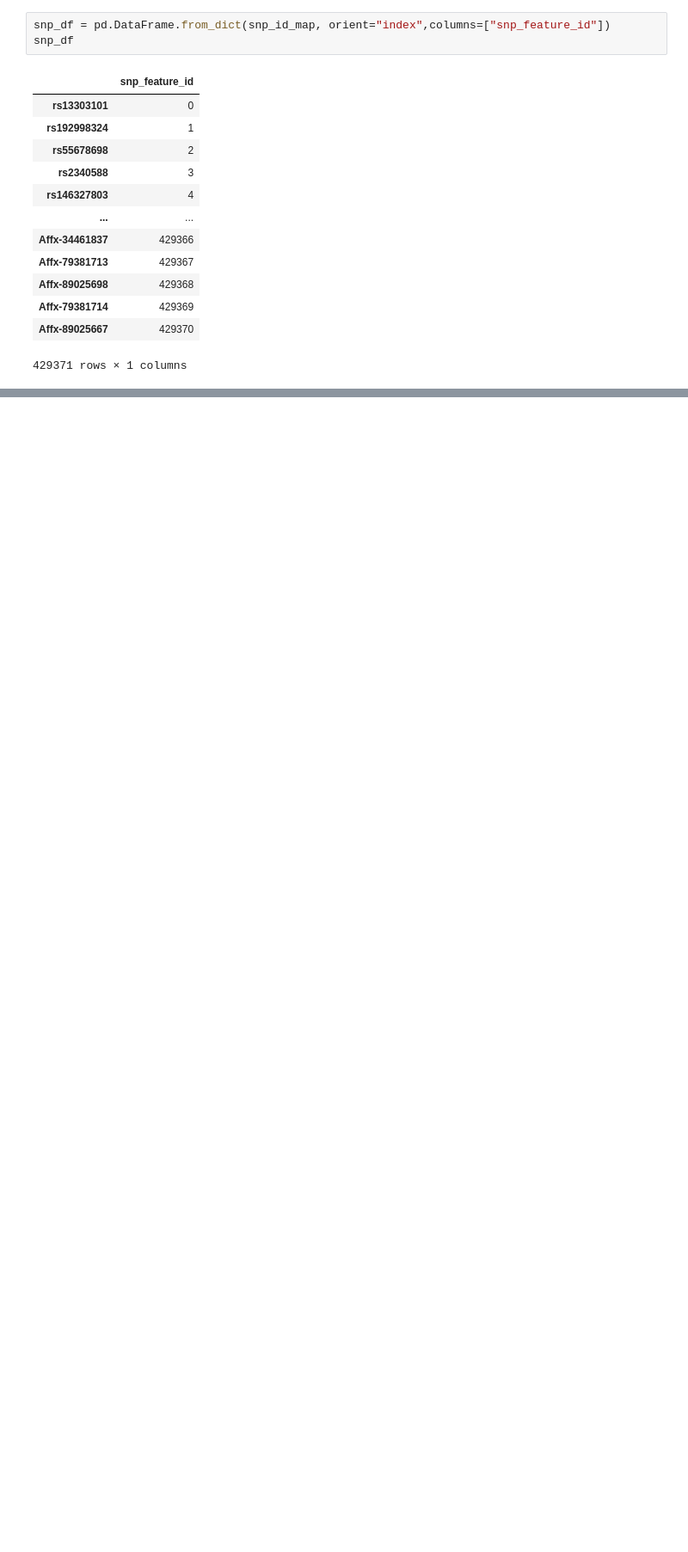
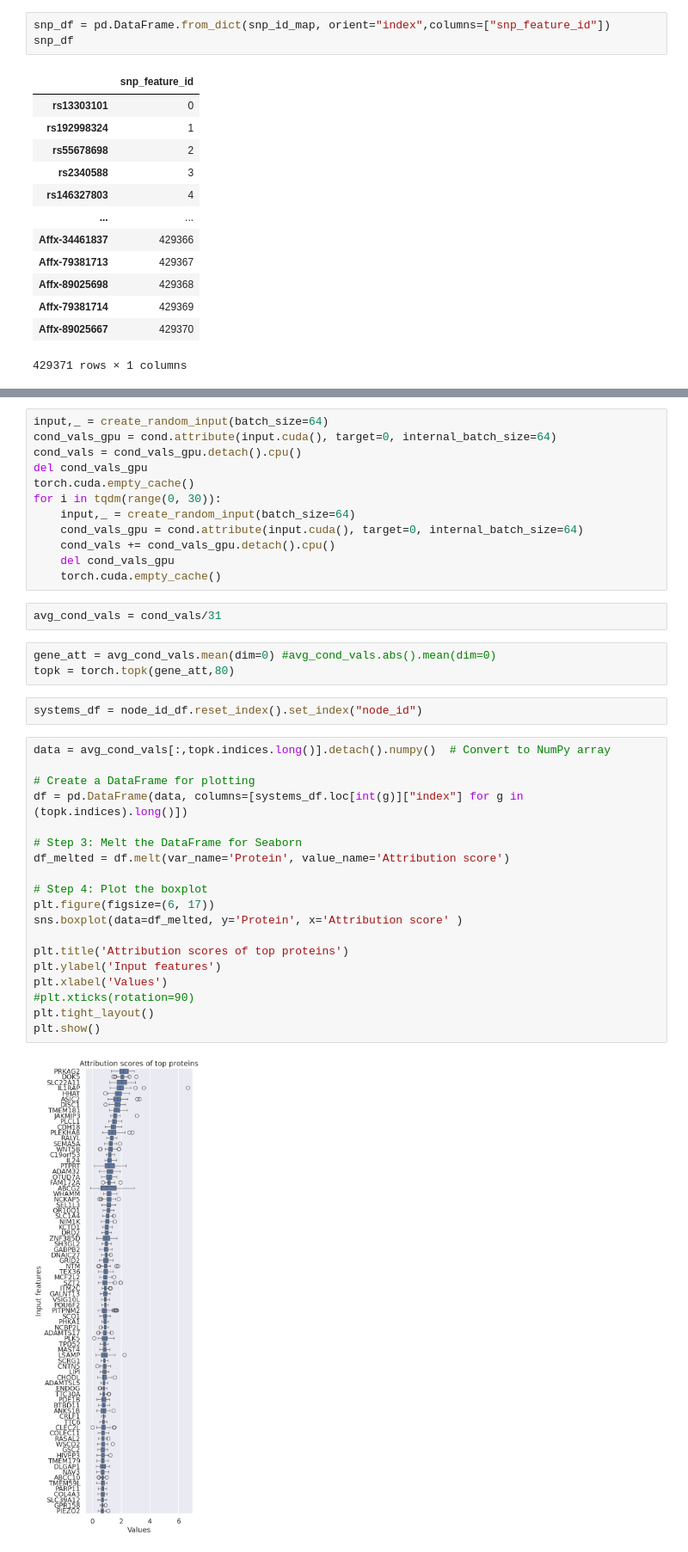
Before and after one commit to DennisGankin/snp_vnn, a Jupyter notebook: model_evaluation.ipynb, the cells around one changed output, grey strips where cells are left out. Shown at 86% size. Drawn from its saved outputs; the diff is of its cells as text; blank space fills up the shorter version.

Commit message:
more general attribution scoring

```diff
--- a/model_evaluation.ipynb
+++ b/model_evaluation.ipynb
@@ -465,0 +457,40 @@ NameError: name 'snp_df' is not defined
+# %%
+input,_ = create_random_input(batch_size=64)
+cond_vals_gpu = cond.attribute(input.cuda(), target=0, internal_batch_size=64)
+cond_vals = cond_vals_gpu.detach().cpu()
+del cond_vals_gpu
+torch.cuda.empty_cache()
+for i in tqdm(range(0, 30)):
+    input,_ = create_random_input(batch_size=64)
+    cond_vals_gpu = cond.attribute(input.cuda(), target=0, internal_batch_size=64)
+    cond_vals += cond_vals_gpu.detach().cpu()
+    del cond_vals_gpu
+    torch.cuda.empty_cache()
+# %%
+avg_cond_vals = cond_vals/31
+# %%
+gene_att = avg_cond_vals.mean(dim=0) #avg_cond_vals.abs().mean(dim=0)
+topk = torch.topk(gene_att,80)
+# %%
+systems_df = node_id_df.reset_index().set_index("node_id")
+# %%
+data = avg_cond_vals[:,topk.indices.long()].detach().numpy()  # Convert to NumPy array
+
+# Create a DataFrame for plotting
+df = pd.DataFrame(data, columns=[systems_df.loc[int(g)]["index"] for g in (topk.indices).long()])
+
+# Step 3: Melt the DataFrame for Seaborn
+df_melted = df.melt(var_name='Protein', value_name='Attribution score')
+
+# Step 4: Plot the boxplot
+plt.figure(figsize=(6, 17))
+sns.boxplot(data=df_melted, y='Protein', x='Attribution score' )
+
+plt.title('Attribution scores of top proteins')
+plt.ylabel('Input features')
+plt.xlabel('Values')
+#plt.xticks(rotation=90)
+plt.tight_layout()
+plt.show()
+# %% [output]
+[figure, added]
```
Also changed, not shown: parts of 66 cells of this notebook.
